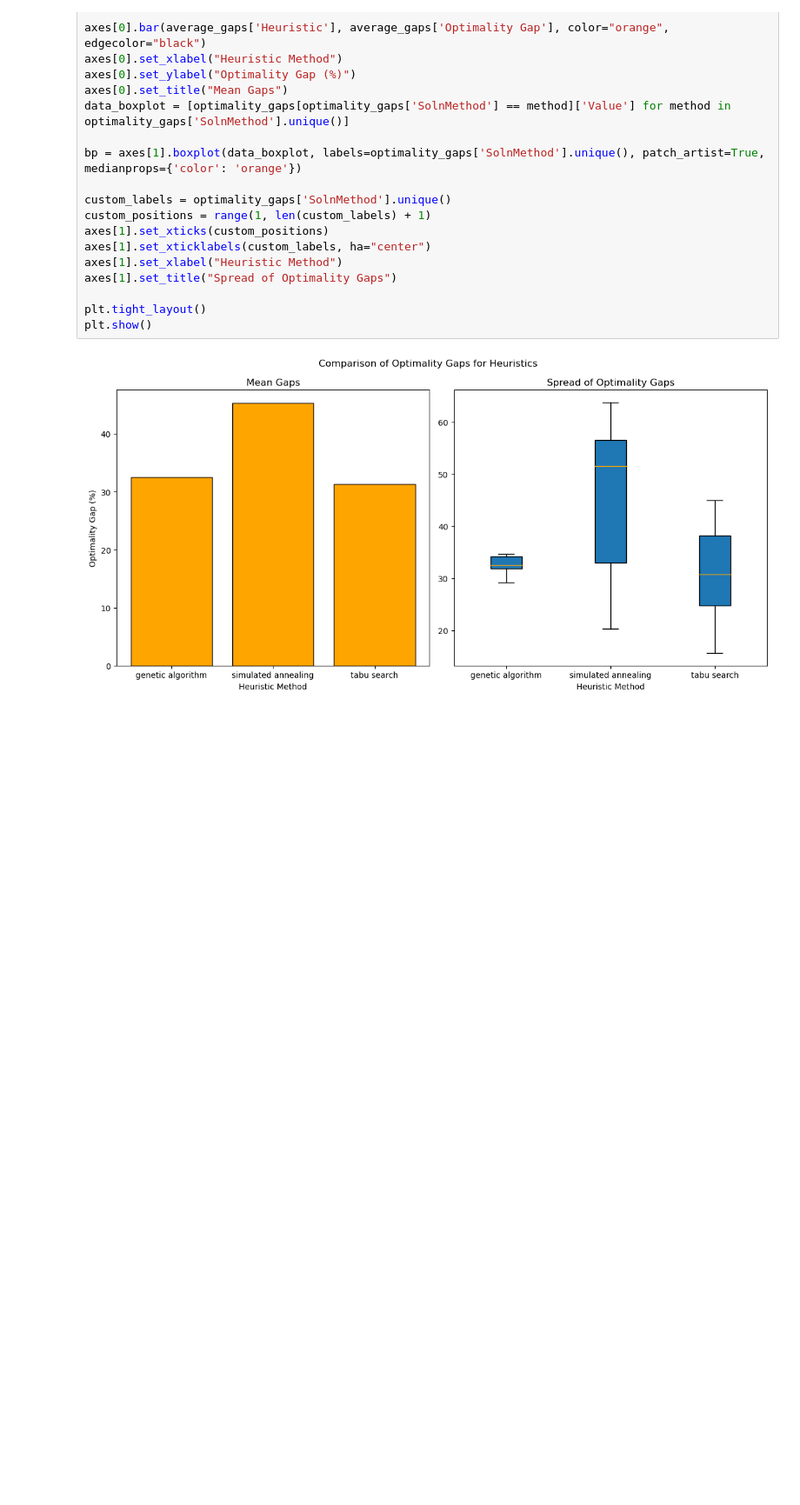
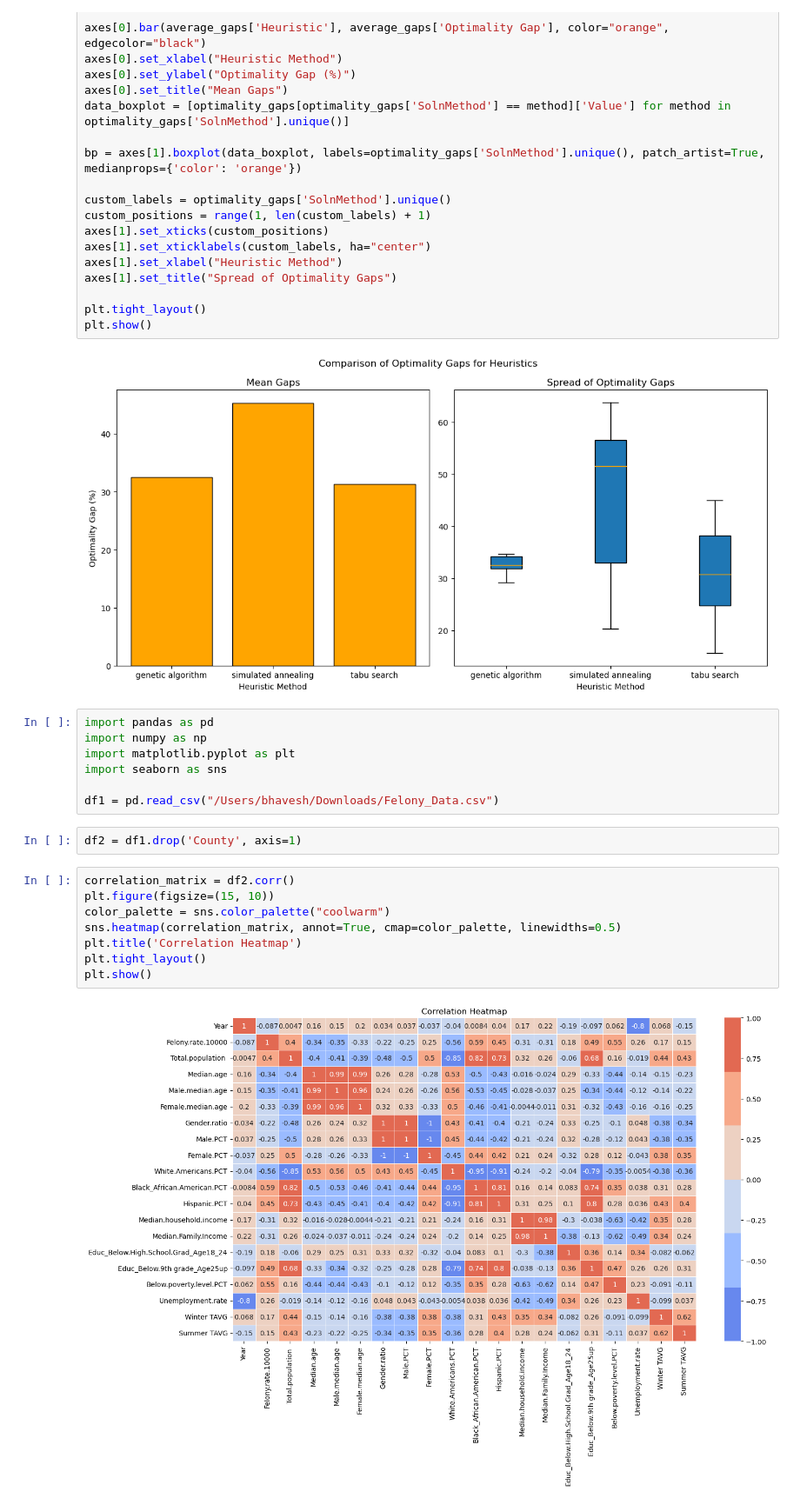
Before and after one commit to Bhavesh-0803/homework4-Bhavesh-0803, a Jupyter notebook: HW 4.ipynb, the cells around one changed output. Shown: that part at 87% size. Drawn from its saved outputs; the diff is of its cells as text; blank space fills up the shorter version.

```diff
--- a/HW 4.ipynb
+++ b/HW 4.ipynb
@@ -84,3 +85,22 @@ plt.tight_layout()
 plt.show()
 # %% [output]
 [figure]
+# %%
+import pandas as pd
+import numpy as np
+import matplotlib.pyplot as plt
+import seaborn as sns
+
+df1 = pd.read_csv("/Users/bhavesh/Downloads/Felony_Data.csv")
+# %%
+df2 = df1.drop('County', axis=1)
+# %%
+correlation_matrix = df2.corr()
+plt.figure(figsize=(15, 10))
+color_palette = sns.color_palette("coolwarm")
+sns.heatmap(correlation_matrix, annot=True, cmap=color_palette, linewidths=0.5)
+plt.title('Correlation Heatmap')
+plt.tight_layout()
+plt.show()
+# %% [output]
+[figure, added]
```
Also changed, not shown: parts of 1 cell of this notebook.
